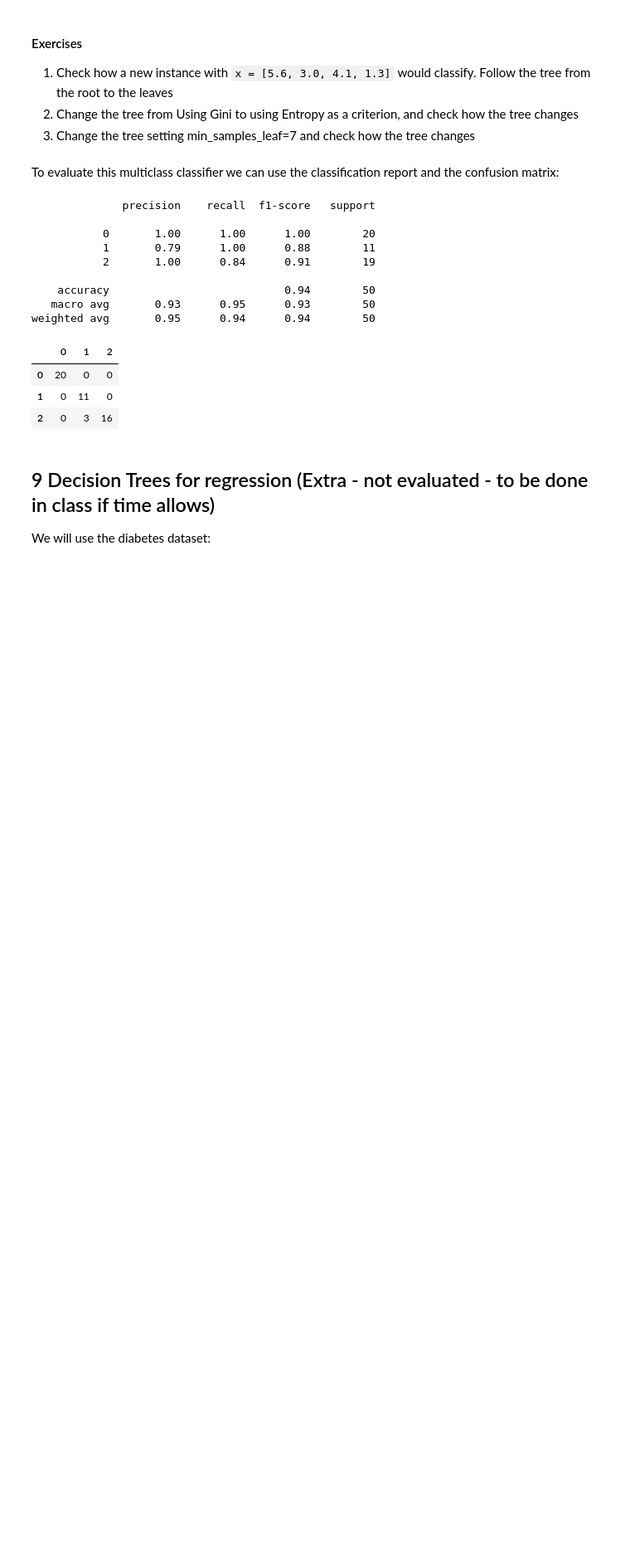
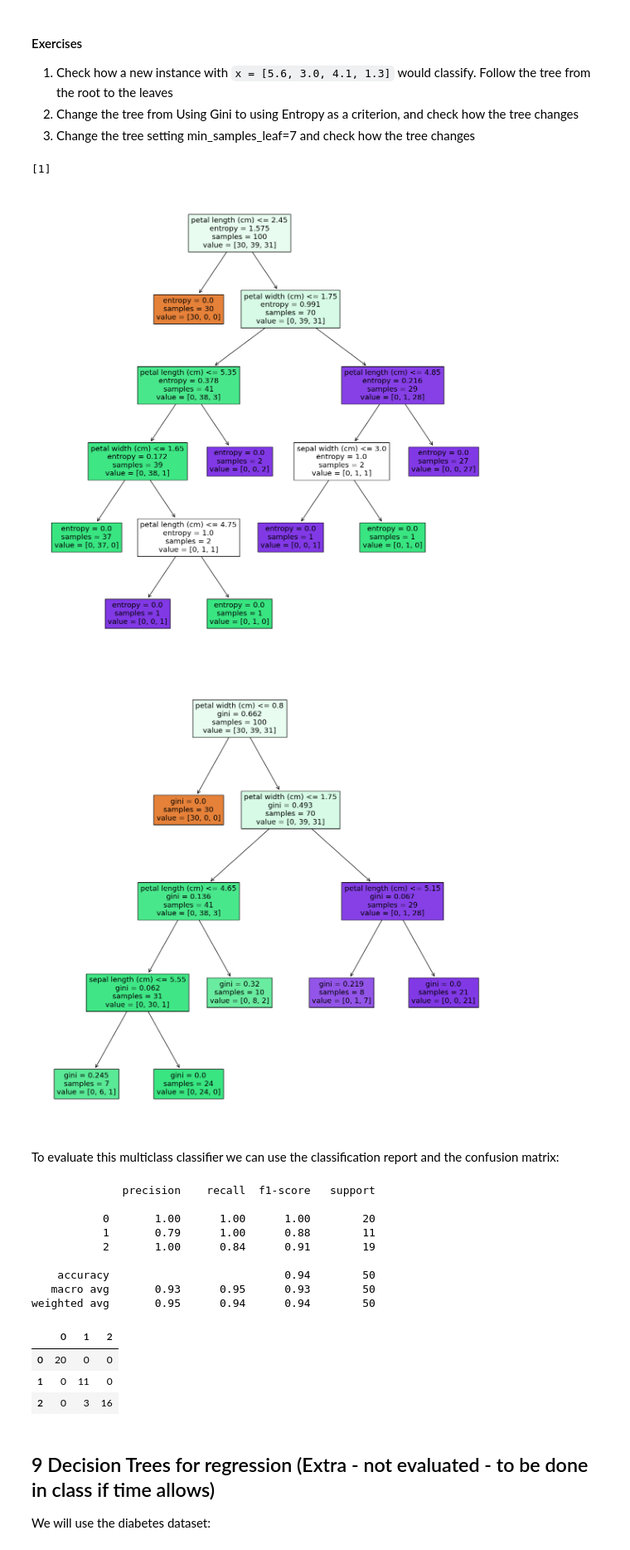
Before and after one commit to 4Sparkz/EC, a Jupyter notebook: TP02/EC_2324_TP02.ipynb, the cells around one changed output. Shown: that part at 83% size. Cells and saved outputs as stored; diff of their text form; code cells hidden in the pictures; blank space fills up the shorter version.

```diff
--- a/TP02/EC_2324_TP02.ipynb
+++ b/TP02/EC_2324_TP02.ipynb
@@ -581,3 +715,34 @@ plt.show()
+# %%
+#your code here
+from sklearn import tree
+import matplotlib.pyplot as plt
+
+
+x3 = [[5.6, 3.0, 4.1, 1.3]]
+pre = dt.predict(x3)
+
+print(pre)
+
+entropia = tree.DecisionTreeClassifier(criterion='entropy')
+entropia = entropia.fit(X_train, y_train)
+plt.figure(figsize=(15,15))
+r=tree.plot_tree(entropia, filled=True, feature_names=iris.feature_names)
+plt.show()
+
+minn = tree.DecisionTreeClassifier(min_samples_leaf=7)
+minn = minn.fit(X_train, y_train)
+plt.figure(figsize=(15,15))
+r=tree.plot_tree(minn, filled=True, feature_names=iris.feature_names)
+plt.show()
+
+# x3 = [5.6, 3.0, 4.1, 1.3]
+# X_train = np.append(X_train, x3)
+# dt = tree.DecisionTreeClassifier()
+# dt = dt.fit(X_train , y_train)
+# %% [output]
+[1]
+[figure, added]
+[figure, added]
 # %% [markdown]
 To evaluate this multiclass classifier we can use the classification report and the confusion matrix:
 # %%
```
Also changed, not shown: parts of 12 cells of this notebook.
